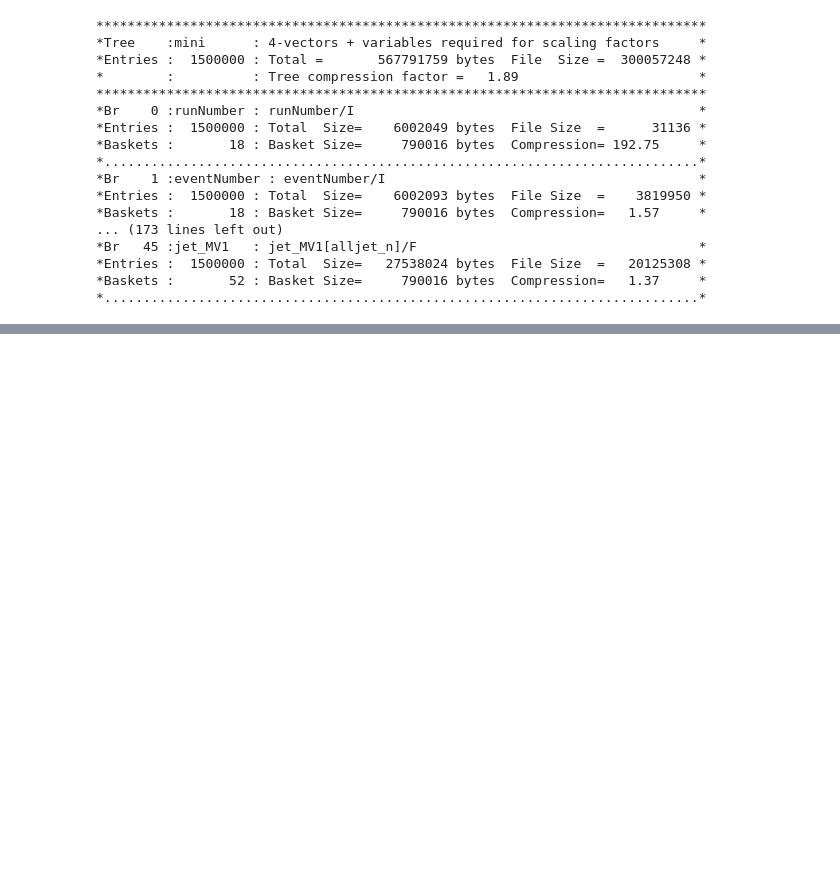
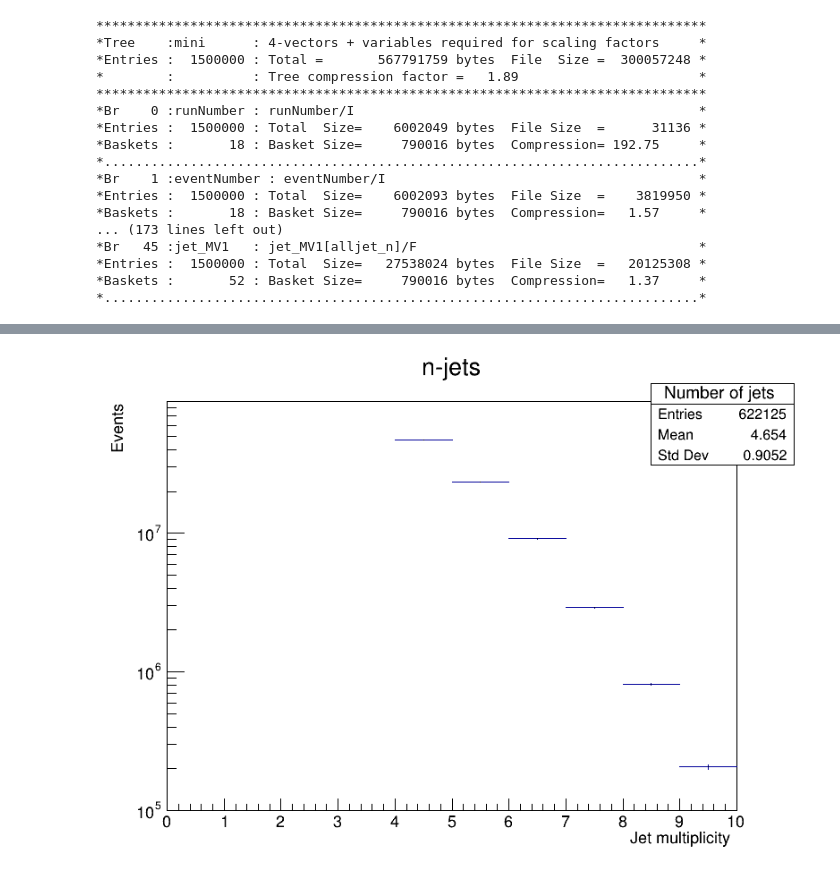
Before and after one commit to ljcaviedesb/TemasExperimental, a Jupyter notebook: TTbarSel_8TeV_MonteCarlo.ipynb, the cells around one changed output, grey strips where cells are left out. Drawn from its saved outputs; the diff is of its cells as text; code cells hidden in the pictures; blank space fills up the shorter version.

```diff
--- a/TTbarSel_8TeV_MonteCarlo.ipynb
+++ b/TTbarSel_8TeV_MonteCarlo.ipynb
@@ -374,0 +281,7 @@ canvas->Draw();
+# %%
+hist_njets->Draw();
+hist_njets->Scale(factor);
+canvas->SetLogy();
+canvas->Draw();
+# %% [output]
+[figure, added]
```
Also changed, not shown: parts of 55 cells of this notebook.
